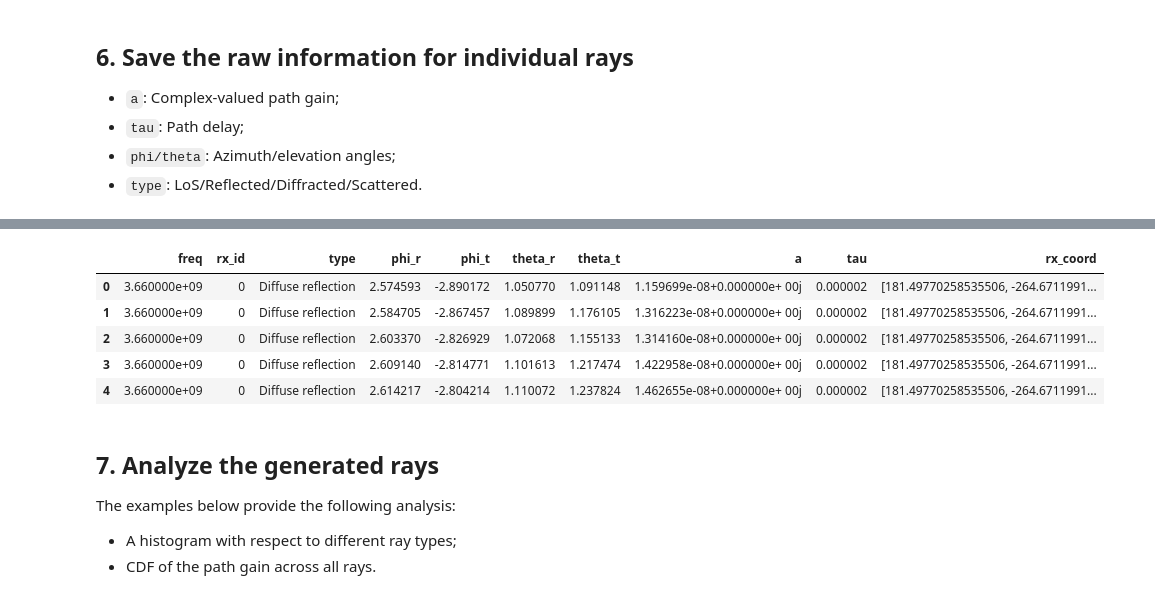
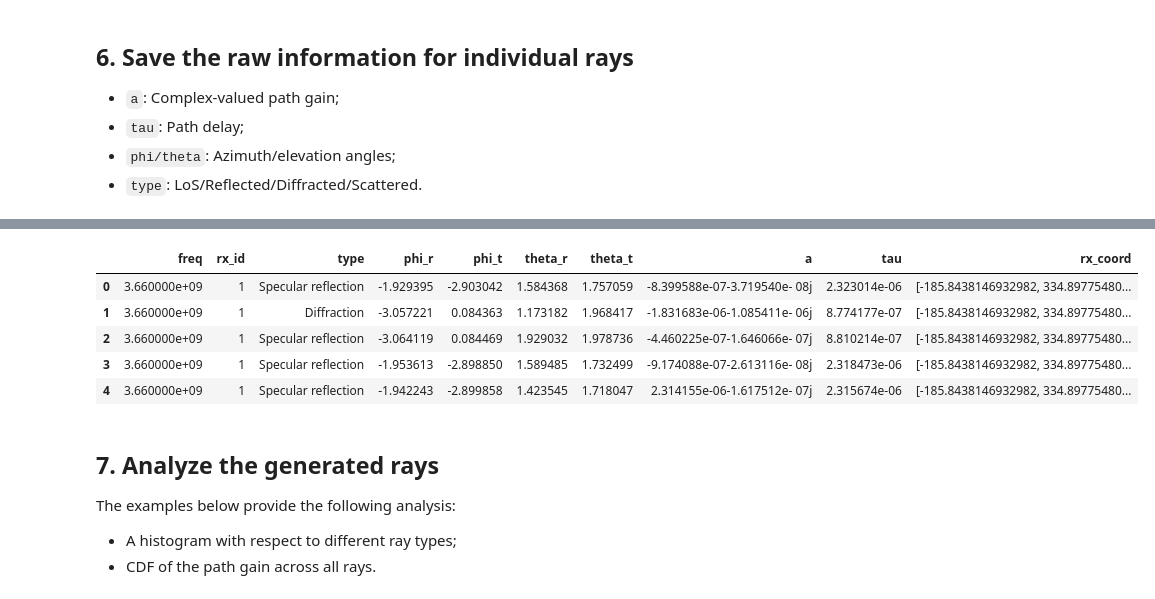
Before and after one commit to davidklee04/Sionna_Princeton, a Jupyter notebook: examples/2_sionna_rays_analysis.ipynb, the cells around one changed output, grey strips where cells are left out. Cells and saved outputs as stored; diff of their text form; code cells hidden in the pictures.

```diff
--- a/examples/2_sionna_rays_analysis.ipynb
+++ b/examples/2_sionna_rays_analysis.ipynb
@@ -166,16 +166,15 @@ scene.synthetic_array = True  # Optimize for array calculations
 for radio_material in scene.radio_materials.values():
     radio_material.scattering_coefficient  = 0.4
 
-
 # Perform ray tracing
 
 solver = PathSolver()
 paths = solver(scene, max_depth=3,
     los=True,
     specular_reflection=True,
-    diffuse_reflection=True,
-    refraction=False,
-    samples_per_src=1000000
+    diffuse_reflection=False,
+    refraction=True,
+    samples_per_src=int(1e8)
 )
 # %% [markdown]
 ## 5. **Visualize** the paths (rays) using Sionna built-in functions
@@ -191,32 +190,8 @@ HBox(children=(Renderer(camera=PerspectiveCamera(aspect=1.31, children=(Directio
 - `phi/theta`: Azimuth/elevation angles;
 - `type`: LoS/Reflected/Diffracted/Scattered.
 # %%
-# Convert paths to analyzable format
-
-# print(dir(paths))
-
-def paths_to_dict(paths):
-    members_names = dir(paths)
-    members_objects = [getattr(paths, attr) for attr in members_names]
-    data = {
-        attr_name[1:]: attr_obj
-        for attr_obj, attr_name in zip(members_objects, members_names)
-        if not callable(attr_obj)
-        # Uncomment and adjust the next line if scene_module.Scene is still relevant:
-        # and not isinstance(attr_obj, scene_module.Scene)
-        and not attr_name.startswith("__")
-        and attr_name.startswith("_")
-    }
-    return data
-
-ray_data = paths_to_dict(paths)
-# print(ray_data)
-# print(paths.a)
-# print(paths.a[0].shape)
-# print(np.asarray(paths.a).squeeze())
-# print(np.asarray(paths.a).squeeze().shape)
-# Create structured dataset
-def create_ray_dataset(ray_dict, frequency):
+# Parse paths into a structured dataset containing detailed rays information
+def create_ray_dataset(paths, frequency):
     """Process raw ray data into pandas DataFrame"""
     dataset = {
         'freq': [],
@@ -231,61 +206,47 @@ def create_ray_dataset(ray_dict, frequency):
         'rx_coord':[]
     }
 
-    #type_map = {0: "LoS", 1: "Reflected", 2: "Diffracted", 3: "Scattered"}
-    type_map = {0: "LoS", 1: "Specular reflection", 2: "Diffuse reflection"}
-    #a = ray_dict["a"].numpy().squeeze()
+    ray_type_map = {0: "LoS", 1: "Specular reflection", 2: "Diffuse reflection", 4: "Diffraction"}
     a = np.asarray(paths.a).squeeze()
-    #tau = ray_dict["tau"].numpy().squeeze()
     tau = np.asarray(paths.tau).squeeze()
-    types = ray_dict["interactions"].numpy().squeeze()
-    mask = ray_dict["valid"].numpy().squeeze()
-    phi_r = ray_dict["phi_r"].numpy().squeeze()
-    phi_t = ray_dict["phi_t"].numpy().squeeze()
-    theta_r = ray_dict["theta_r"].numpy().squeeze()
-    theta_t = ray_dict["theta_t"].numpy().squeeze()
+    types = np.asarray(paths.interactions).squeeze()
+    mask = np.asarray(paths.valid).squeeze()
+    phi_r = np.asarray(paths.phi_r).squeeze()
+    phi_t = np.asarray(paths.phi_t).squeeze()
+    theta_r = np.asarray(paths.theta_r).squeeze()
+    theta_t = np.asarray(paths.theta_t).squeeze()
 
     # Extract relevant parameters
     for idx, item in enumerate(mask):
 
-        # Filter out the RX which have no rays related
+        # Filter out the RX with no rays
         if np.sum(item==True):
-
             for sub_idx, sub_item in enumerate(item):
                 if sub_item:
-                    #print("sub_item", sub_item)
                     cur_ray_type = 0
-                    for depth_idx in range(2, -1, -1):
+                    for depth_idx in range(3-1, -1, -1):
                         cur_ray_type = types[depth_idx,idx,sub_idx]
                         #print(f"types[{depth_idx},{idx},{sub_idx}]",cur_ray_type)
                         if cur_ray_type != 0:
                             break
 
-                    dataset["type"].append(type_map[cur_ray_type])
-
+                    dataset["freq"].append(frequency)
+                    dataset["type"].append(ray_type_map[cur_ray_type])
                     z = np.complex64(a[0,idx,sub_idx] + 1j *a[1, idx,sub_idx])
-
                     dataset["a"].append(z)
                     dataset["tau"].append(tau[idx,sub_idx])
 
-                    dataset["freq"].append(frequency)
-
-
-                    # Store the list instead of np.array to avoid the space sepreator in csv
+                    # Store the list instead of np.array to avoid the space seperator in csv
+                    dataset["rx_id"].append(idx)
                     dataset["rx_coord"].append(valid_positions[idx].tolist())
-
                     dataset["phi_r"].append(phi_r[idx,sub_idx ])
-
                     dataset["phi_t"].append(phi_t[idx,sub_idx])
-
                     dataset["theta_r"].append(theta_r[idx,sub_idx])
                     dataset["theta_t"].append(theta_t[idx,sub_idx])
-                    dataset["rx_id"].append(idx)
-
-
 
     return pd.DataFrame(dataset)
 
 # Generate analysis dataframe
-df = create_ray_dataset(ray_data, frequency=3.66e9)
+df = create_ray_dataset(paths, frequency=3.66e9)
 df.head()
 # %% [output]
@@ -293,9 +253,9 @@ df.head()
 |  | freq | rx_id | type | phi_r | phi_t | theta_r | theta_t | a | tau | rx_coord |
-| 0 | 3.660000e+09 | 0 | Diffuse reflection | 2.574593 | -2.890172 | 1.050770 | 1.091148 | 1.159699e-08+0.000000e+ 00j | 0.000002 | [181.49770258535506, -264.6711991... |
-| 1 | 3.660000e+09 | 0 | Diffuse reflection | 2.584705 | -2.867457 | 1.089899 | 1.176105 | 1.316223e-08+0.000000e+ 00j | 0.000002 | [181.49770258535506, -264.6711991... |
-| 2 | 3.660000e+09 | 0 | Diffuse reflection | 2.603370 | -2.826929 | 1.072068 | 1.155133 | 1.314160e-08+0.000000e+ 00j | 0.000002 | [181.49770258535506, -264.6711991... |
-| 3 | 3.660000e+09 | 0 | Diffuse reflection | 2.609140 | -2.814771 | 1.101613 | 1.217474 | 1.422958e-08+0.000000e+ 00j | 0.000002 | [181.49770258535506, -264.6711991... |
-| 4 | 3.660000e+09 | 0 | Diffuse reflection | 2.614217 | -2.804214 | 1.110072 | 1.237824 | 1.462655e-08+0.000000e+ 00j | 0.000002 | [181.49770258535506, -264.6711991... |
+| 0 | 3.660000e+09 | 1 | Specular reflection | -1.929395 | -2.903042 | 1.584368 | 1.757059 | -8.399588e-07-3.719540e- 08j | 2.323014e-06 | [-185.8438146932982, 334.89775480... |
+| 1 | 3.660000e+09 | 1 | Diffraction | -3.057221 | 0.084363 | 1.173182 | 1.968417 | -1.831683e-06-1.085411e- 06j | 8.774177e-07 | [-185.8438146932982, 334.89775480... |
+| 2 | 3.660000e+09 | 1 | Specular reflection | -3.064119 | 0.084469 | 1.929032 | 1.978736 | -4.460225e-07-1.646066e- 07j | 8.810214e-07 | [-185.8438146932982, 334.89775480... |
+| 3 | 3.660000e+09 | 1 | Specular reflection | -1.953613 | -2.898850 | 1.589485 | 1.732499 | -9.174088e-07-2.613116e- 08j | 2.318473e-06 | [-185.8438146932982, 334.89775480... |
+| 4 | 3.660000e+09 | 1 | Specular reflection | -1.942243 | -2.899858 | 1.423545 | 1.718047 | 2.314155e-06-1.617512e- 07j | 2.315674e-06 | [-185.8438146932982, 334.89775480... |
 # %% [markdown]
 ## 7. **Analyze** the generated rays
 
```
Also changed, not shown: parts of 5 cells of this notebook.
